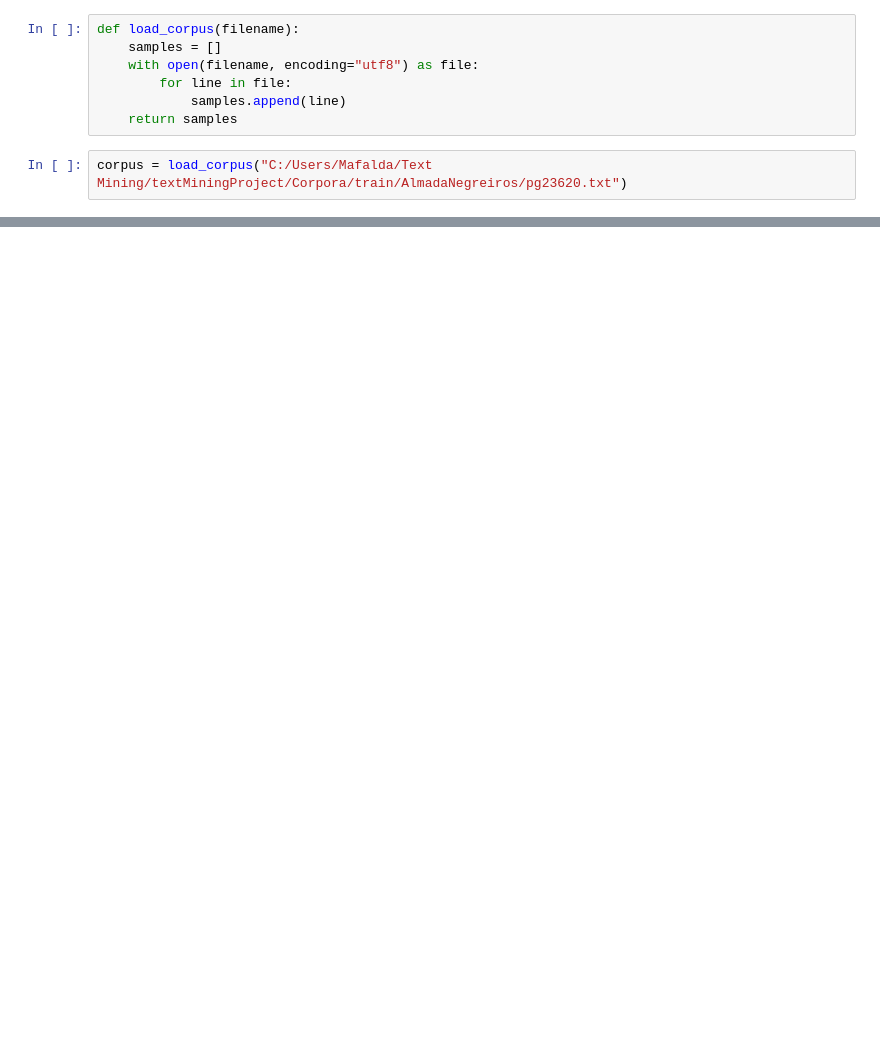
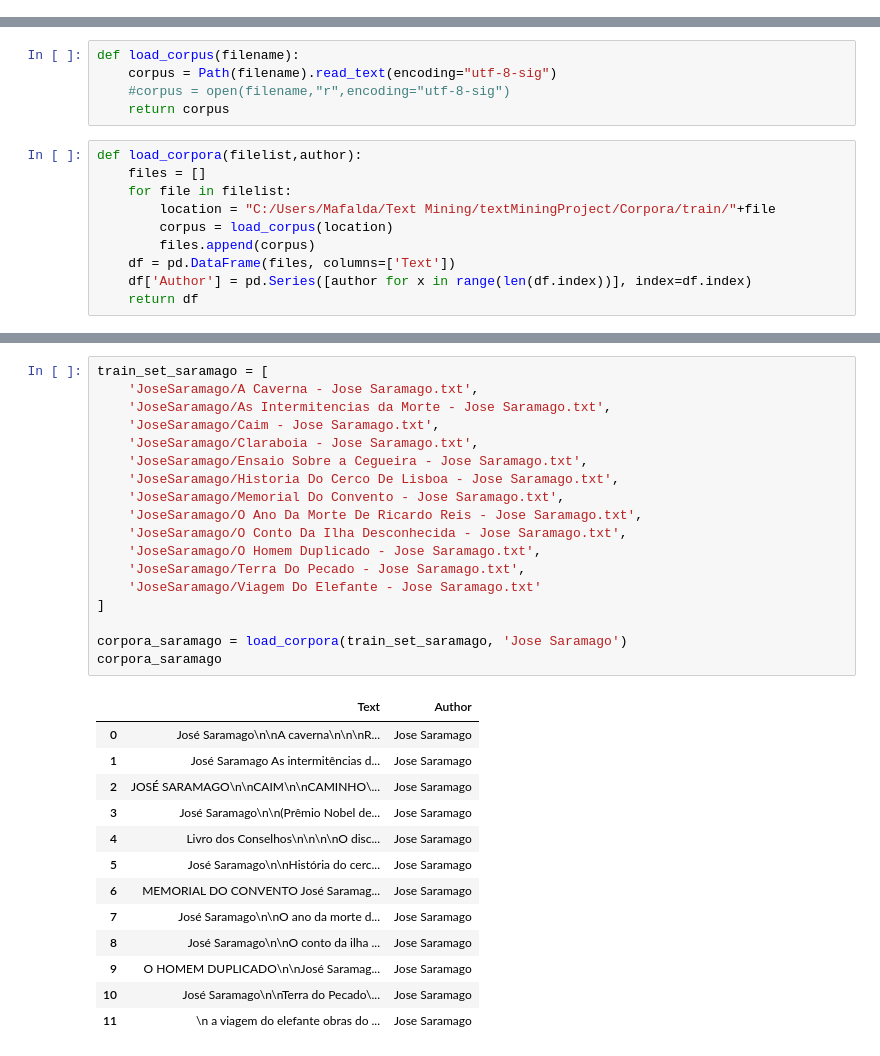
Before and after one commit to CatPalha/textMiningProject, a Jupyter notebook: Text Mining - 1.ipynb, the cells around one changed output, grey strips where cells are left out. Drawn from its saved outputs; the diff is of its cells as text; blank space fills up the shorter version.

Commit message:
Data Frame
the entire corpora is now in a data frame to make it easier to work with

```diff
--- a/Text Mining - 1.ipynb
+++ b/Text Mining - 1.ipynb
@@ -1,9 +0,0 @@
-# %%
-def load_corpus(filename):
-    samples = []
-    with open(filename, encoding="utf8") as file:
-        for line in file:
-            samples.append(line)
-    return samples
-# %%
-corpus = load_corpus("C:/Users/Mafalda/Text Mining/textMiningProject/Corpora/train/AlmadaNegreiros/pg23620.txt")
@@ -29,0 +4,15 @@ corpus
+# %%
+def load_corpus(filename):
+    corpus = Path(filename).read_text(encoding="utf-8-sig")
+    #corpus = open(filename,"r",encoding="utf-8-sig")
+    return corpus
+# %%
+def load_corpora(filelist,author):
+    files = []
+    for file in filelist:
+        location = "C:/Users/Mafalda/Text Mining/textMiningProject/Corpora/train/"+file
+        corpus = load_corpus(location)
+        files.append(corpus)
+    df = pd.DataFrame(files, columns=['Text'])
+    df['Author'] = pd.Series([author for x in range(len(df.index))], index=df.index)
+    return df
@@ -29,0 +131,32 @@ corpus
+# %%
+train_set_saramago = [
+    'JoseSaramago/A Caverna - Jose Saramago.txt',
+    'JoseSaramago/As Intermitencias da Morte - Jose Saramago.txt',
+    'JoseSaramago/Caim - Jose Saramago.txt',
+    'JoseSaramago/Claraboia - Jose Saramago.txt',
+    'JoseSaramago/Ensaio Sobre a Cegueira - Jose Saramago.txt',
+    'JoseSaramago/Historia Do Cerco De Lisboa - Jose Saramago.txt',
+    'JoseSaramago/Memorial Do Convento - Jose Saramago.txt',
+    'JoseSaramago/O Ano Da Morte De Ricardo Reis - Jose Saramago.txt',
+    'JoseSaramago/O Conto Da Ilha Desconhecida - Jose Saramago.txt',
+    'JoseSaramago/O Homem Duplicado - Jose Saramago.txt',
+    'JoseSaramago/Terra Do Pecado - Jose Saramago.txt',
+    'JoseSaramago/Viagem Do Elefante - Jose Saramago.txt'
+]
+
+corpora_saramago = load_corpora(train_set_saramago, 'Jose Saramago')
+corpora_saramago
+# %% [output]
+|  | Text | Author |
+| 0 | José Saramago\n\nA caverna\n\n\nR... | Jose Saramago |
+| 1 | José Saramago As intermitências d... | Jose Saramago |
+| 2 | JOSÉ SARAMAGO\n\nCAIM\n\nCAMINHO\... | Jose Saramago |
+| 3 | José Saramago\n\n(Prêmio Nobel de... | Jose Saramago |
+| 4 | Livro dos Conselhos\n\n\n\nO disc... | Jose Saramago |
+| 5 | José Saramago\n\nHistória do cerc... | Jose Saramago |
+| 6 | MEMORIAL DO CONVENTO José Saramag... | Jose Saramago |
+| 7 | José Saramago\n\nO ano da morte d... | Jose Saramago |
+| 8 | José Saramago\n\nO conto da ilha ... | Jose Saramago |
+| 9 | O HOMEM DUPLICADO\n\nJosé Saramag... | Jose Saramago |
+| 10 | José Saramago\n\nTerra do Pecado\... | Jose Saramago |
+| 11 | \n a viagem do elefante obras do ... | Jose Saramago |
```
Also changed, not shown: parts of 10 cells of this notebook.
